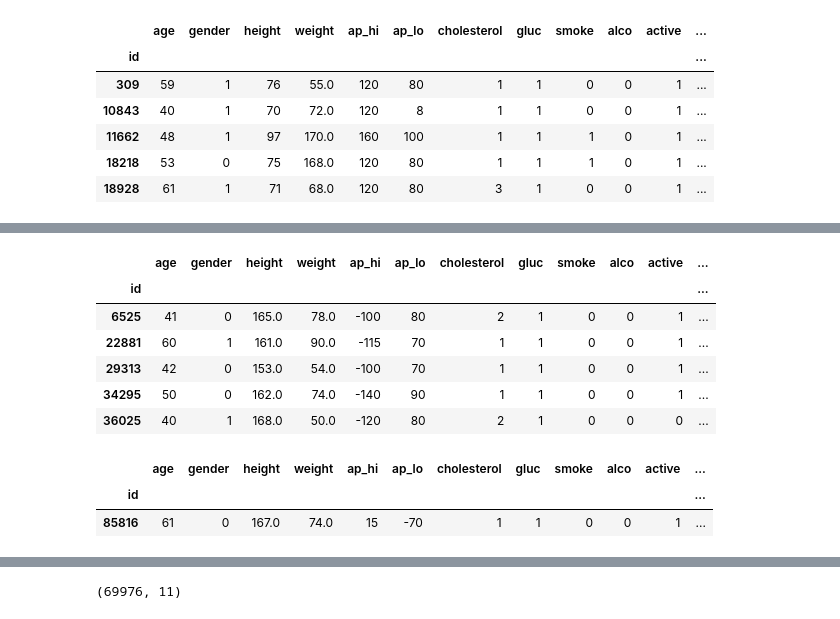
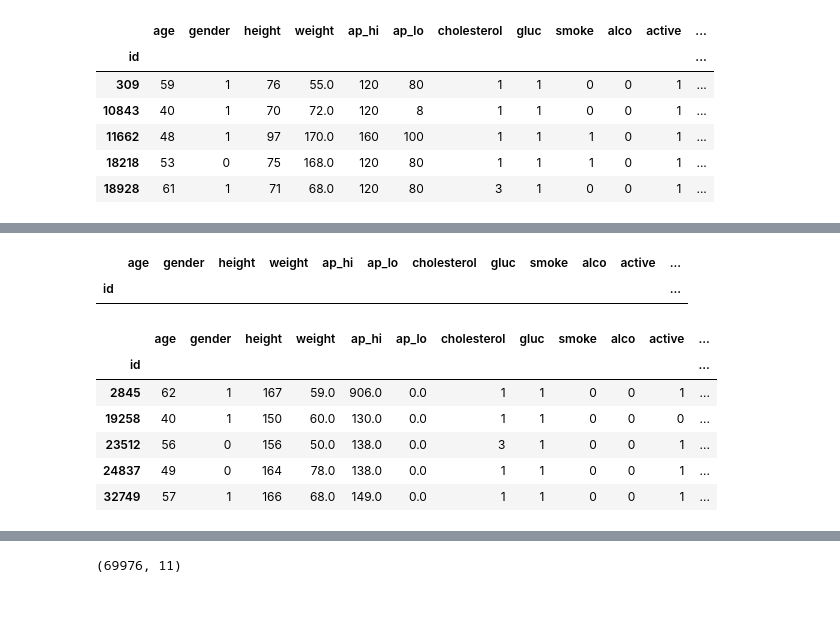
Before and after one commit to GlebTsy/HD, a Jupyter notebook: heart-disease-notebook.ipynb, the cells around one changed output, grey strips where cells are left out. Saved outputs shown, nothing was run; the diff lists cells and outputs as text; code cells hidden in the pictures.

Commit message:
Kaggle Notebook | Heart disease notebook | Version 11

```diff
--- a/heart-disease-notebook.ipynb
+++ b/heart-disease-notebook.ipynb
@@ -54,8 +47,13 @@ pd.set_option('display.max_columns', None)
 # Сброс ограничений на количество символов в записи
 pd.set_option('display.max_colwidth', None)
 # %%
-df_train = pd.read_csv('/kaggle/input/yap15-heart-diseases-predictions/train.csv',index_col=0)
-df_test = pd.read_csv('/kaggle/input/yap15-heart-diseases-predictions/test.csv',index_col=0)
+try:
+    df_train = pd.read_csv('/kaggle/input/yap15-heart-diseases-predictions/train.csv',index_col=0)
+    df_test = pd.read_csv('/kaggle/input/yap15-heart-diseases-predictions/test.csv',index_col=0)
+except:
+    df_train = pd.read_csv('./train.csv',index_col=0)
+    df_test = pd.read_csv('./test.csv',index_col=0)
+
 display(df_train.head())
 display(df_test.head())
 display(df_train.columns)
@@ -245,9 +212,3 @@ display(wrong_weight.head())
 | 38312 | 63 | 0 | 157 | 23.0 | 110 | 80 | 1 | 1 | 0 | 0 | 1 | ... |
 | 42156 | 55 | 1 | 177 | 22.0 | 120 | 80 | 1 | 1 | 1 | 1 | 1 | ... |
 | 48318 | 59 | 1 | 178 | 11.0 | 130 | 90 | 1 | 1 | 0 | 0 | 1 | ... |
-# %%
-df_train.loc[wrong_weight.index, 'weight'] = None
-
-df_train['weight'] = df_train['weight'].fillna(df_train['weight'].median())
-
-display(df_train.loc[wrong_weight.index].head())
@@ -275,7 +231,3 @@ display(small_height.head())
 | 11662 | 48 | 1 | 97 | 170.0 | 160 | 100 | 1 | 1 | 1 | 0 | 1 | ... |
 | 18218 | 53 | 0 | 75 | 168.0 | 120 | 80 | 1 | 1 | 1 | 0 | 1 | ... |
 | 18928 | 61 | 1 | 71 | 68.0 | 120 | 80 | 3 | 1 | 0 | 0 | 1 | ... |
-# %%
-df_train.loc[big_height.index, 'height'] = None
-df_train.loc[small_height.index, 'height'] = None
-df_train['height'] = df_train['height'].fillna(df_train['height'].median())
@@ -295,0 +234,3 @@ display(df_train.loc[small_height.index].head())
+# %%
+df_train.loc[df_train.query('height > 220').index, 'height'] = df_train['height'].median()
+df_test.loc[df_test.query('height > 220').index, 'height'] = df_train['height'].median()
@@ -296,16 +304,15 @@ display(df_train.loc[small_height.index].head())
 # %%
-minus_ap_hi = df_train[df_train['ap_hi'] < 0]
-display(minus_ap_hi.head())
-minus_ap_lo = df_train[df_train['ap_lo'] < 0]
-display(minus_ap_lo.head())
+nul_ap_hi = df_train[df_train['ap_hi'] == 0]
+display(nul_ap_hi.head())
+nul_ap_lo = df_train[df_train['ap_lo'] == 0]
+display(nul_ap_lo.head())
 # %% [output]
 |  | age | gender | height | weight | ap_hi | ap_lo | cholesterol | gluc | smoke | alco | active | ... |
 | id |  |  |  |  |  |  |  |  |  |  |  | ... |
-| 6525 | 41 | 0 | 165.0 | 78.0 | -100 | 80 | 2 | 1 | 0 | 0 | 1 | ... |
-| 22881 | 60 | 1 | 161.0 | 90.0 | -115 | 70 | 1 | 1 | 0 | 0 | 1 | ... |
-| 29313 | 42 | 0 | 153.0 | 54.0 | -100 | 70 | 1 | 1 | 0 | 0 | 1 | ... |
-| 34295 | 50 | 0 | 162.0 | 74.0 | -140 | 90 | 1 | 1 | 0 | 0 | 1 | ... |
-| 36025 | 40 | 1 | 168.0 | 50.0 | -120 | 80 | 2 | 1 | 0 | 0 | 0 | ... |
 |  | age | gender | height | weight | ap_hi | ap_lo | cholesterol | gluc | smoke | alco | active | ... |
 | id |  |  |  |  |  |  |  |  |  |  |  | ... |
-| 85816 | 61 | 0 | 167.0 | 74.0 | 15 | -70 | 1 | 1 | 0 | 0 | 1 | ... |
+| 2845 | 62 | 1 | 167 | 59.0 | 906.0 | 0.0 | 1 | 1 | 0 | 0 | 1 | ... |
+| 19258 | 40 | 1 | 150 | 60.0 | 130.0 | 0.0 | 1 | 1 | 0 | 0 | 0 | ... |
+| 23512 | 56 | 0 | 156 | 50.0 | 138.0 | 0.0 | 3 | 1 | 0 | 0 | 1 | ... |
+| 24837 | 49 | 0 | 164 | 78.0 | 138.0 | 0.0 | 1 | 1 | 0 | 0 | 1 | ... |
+| 32749 | 57 | 1 | 166 | 68.0 | 149.0 | 0.0 | 1 | 1 | 0 | 0 | 1 | ... |
```
Also changed, not shown: parts of 51 cells of this notebook.
